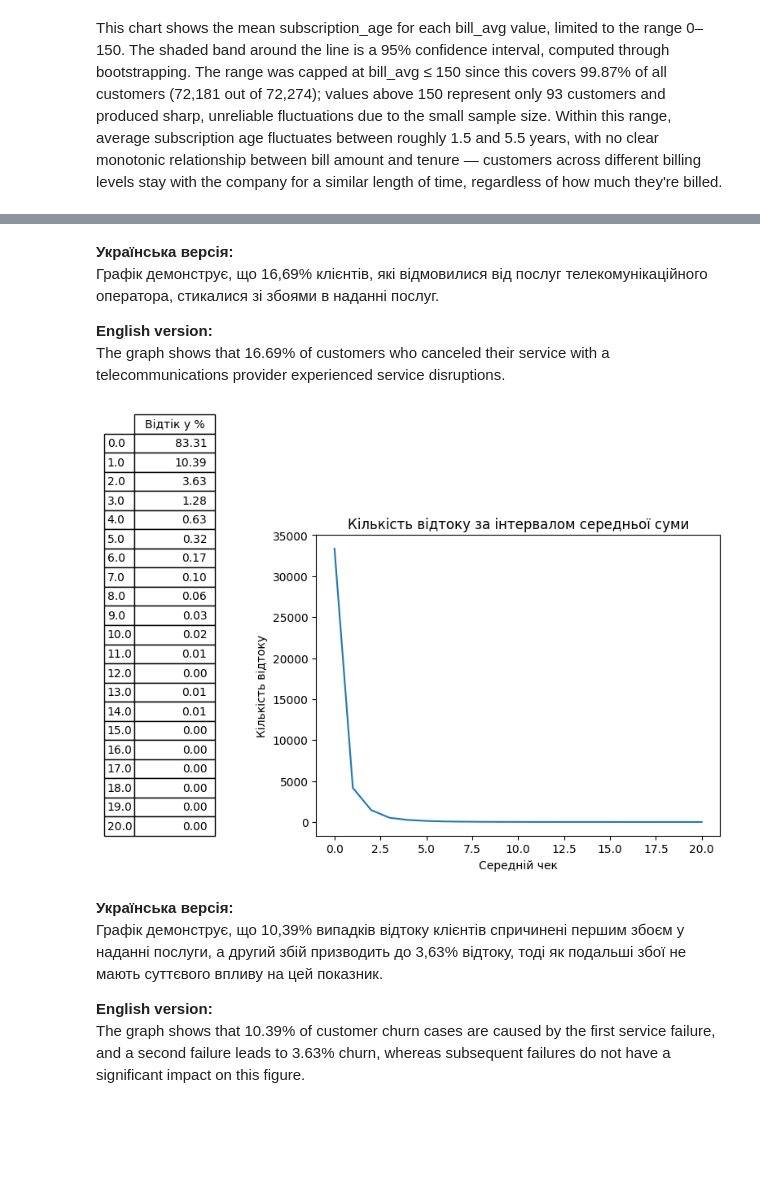
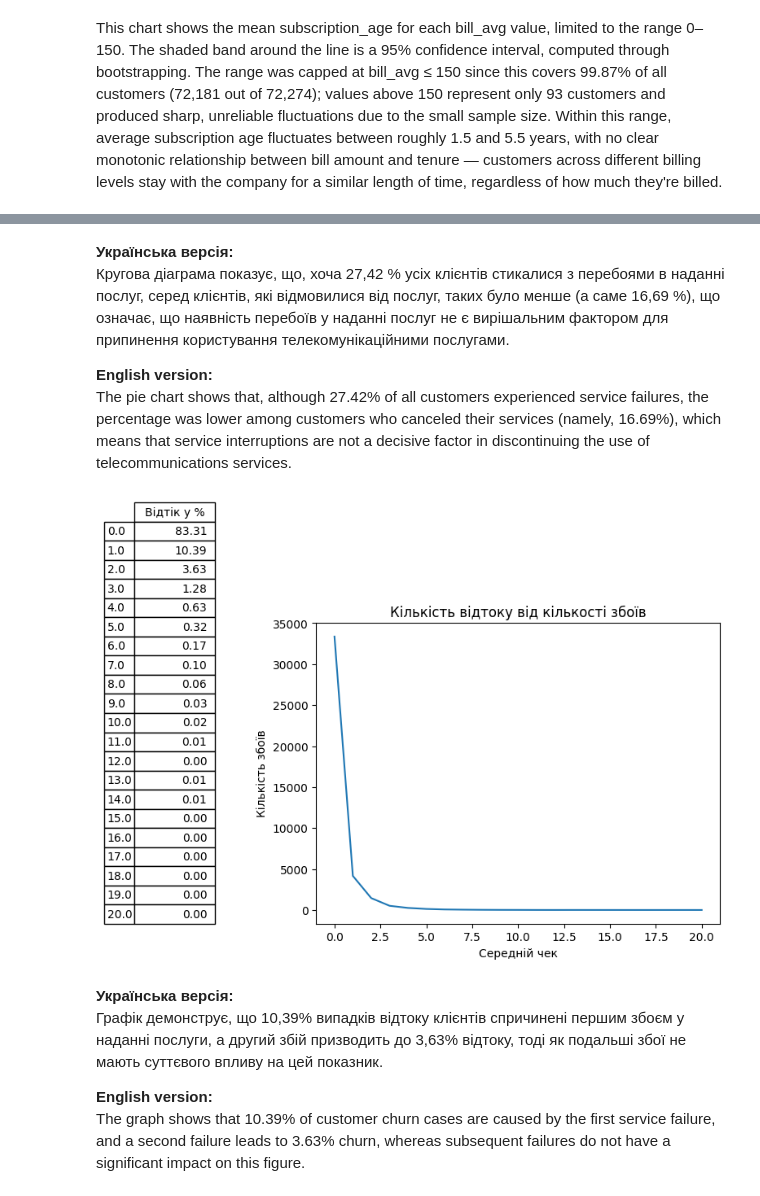
Before and after one commit to MaksimDar/telecom-churn-prediction, a Jupyter notebook: notebooks/01_eda.ipynb, the cells around one changed output, grey strips where cells are left out. Saved outputs shown, nothing was run; the diff lists cells and outputs as text; code cells hidden in the pictures; blank space fills up the shorter version.

Commit message:
2 extra graphs are added

```diff
--- a/notebooks/01_eda.ipynb
+++ b/notebooks/01_eda.ipynb
@@ -38,8 +38,14 @@ Functions section
 # %%
-# Українська версія: Функція обчислює кількість випадків відтоку для кожного кроку в заданій колонці набору даних і повертає словник, що містить набір записів по кроках, кожен з яких містить інтервал колонки та відповідну кількість відтоку.
-# English version: The function calculates the quantity of churns per step in a given dataset column, and returns a dictionary containing a set of step-level entries, each with the column interval and the corresponding churn quantity.
 
-def get_churn_distribution(min_value, max_value,column_comparison, interval,procedural_slip):
+def get_churn_distribution(min_value, max_value,column_comparison, interval,procedural_slip) -> dict:
+    """
+    Українська версія: Функція обчислює кількість випадків відтоку для кожного кроку в заданій колонці набору даних
+    і повертає словник, що містить набір записів по кроках, кожен з яких містить інтервал колонки та відповідну кількість відтоку.
+
+    English version: The function calculates the quantity of churns per step in a given dataset column,
+    and returns a dictionary containing a set of step-level entries, each with the column interval and
+    the corresponding churn quantity.
+    """
     dict_values = {}
 
     previous_ind = 0
@@ -55,23 +61,32 @@ def get_churn_distribution(min_value, max_value,column_comparison, interval,proc
         else:
             column_value = i
             churn_quantity = df_copy.loc[(df_copy[column_comparison] > previous_ind) & (df_copy[column_comparison] <= i), 'churn'].sum()
+
         list_values = {}
         final_result = {f'{column_comparison}': column_value, 'churn_quantity': churn_quantity}
         dict_values[f'{i}_step:'] = final_result
         previous_ind = i
         i += interval
+
     return dict_values
 # %%
-# Українська версія: Функція повертає два списки для спрощення подальших обчислень або графічного представлення залежності між інтервалами колонки та кількістю відтоку.
-# English version: The function returns two lists for simpler further calculations or graphical representation of the relationship between column intervals and churn quantity.
+
 
 def return_results_as_lists(min_value, max_value, column_comparison, dictionary,interval,procedural_slip):
+    """
+    Українська версія: Функція повертає два списки для спрощення подальших обчислень або графічного представлення
+    залежності між інтервалами колонки та кількістю відтоку.
 
+    English version: The function returns two lists for simpler further calculations or graphical representation
+    of the relationship between column intervals and churn quantity.
+    """
     i = min_value
     list_column_values = []
     list_churn_quantity = []
+
     while (i <= max_value + procedural_slip):
         list_column_values.append(dictionary[f'{i}_step:'][column_comparison])
         list_churn_quantity.append(dictionary[f'{i}_step:']['churn_quantity'])
         i += interval
+
     return list_column_values,list_churn_quantity
@@ -503,9 +560,9 @@ plt.show()
 # %% [markdown]
 **Українська версія:**
-Графік демонструє, що 16,69% клієнтів, які відмовилися від послуг телекомунікаційного оператора, стикалися зі збоями в наданні послуг.
+Кругова діаграма показує, що, хоча 27,42 % усіх клієнтів стикалися з перебоями в наданні послуг, серед клієнтів, які відмовилися від послуг, таких було менше (а саме 16,69 %), що означає, що наявність перебоїв у наданні послуг не є вирішальним фактором для припинення користування телекомунікаційними послугами.
 
 **English version:**
-The graph shows that 16.69% of customers who canceled their service with a telecommunications provider experienced service disruptions.
+The pie chart shows that, although 27.42% of all customers experienced service failures, the percentage was lower among customers who canceled their services (namely, 16.69%), which means that service interruptions are not a decisive factor in discontinuing the use of telecommunications services.
 # %%
 min_service_failure = float(df_copy['service_failure_count'].min())
 max_service_failure = float(df_copy['service_failure_count'].max())
@@ -518,18 +575,18 @@ service_failure_list,churn_quantity_list_f = return_results_as_lists(min_service
 # %%
 total_churn = sum(churn_quantity_list_f)
 cell_text_service_failure = [['%1.2f' % ((x / total_churn) * 100)] for x in churn_quantity_list_f]
 
 plt.plot(service_failure_list,churn_quantity_list_f)
-plt.title('Кількість відтоку за інтервалом середньої суми')
+plt.title('Кількість відтоку від кількості збоїв')
 plt.xlabel('Середній чек')
-plt.ylabel('Кількість відтоку')
+plt.ylabel('Кількість збоїв')
 # plt.title('Churn volume by subscription age interval')
 the_table_service_failure = plt.table(cellText=cell_text_service_failure,rowLabels=service_failure_list,colLabels=['Відтік y %'], loc='left',bbox=[-0.45, 0, 0.2, 1.4] )
 the_table_service_failure.auto_set_font_size(False)
 the_table_service_failure.set_fontsize(10)
 plt.show()
 # %% [output]
-[figure, old version]
+[figure, new version]
 # %% [markdown]
 **Українська версія:**
 Графік демонструє, що 10,39% випадків відтоку клієнтів спричинені першим збоєм у наданні послуги, а другий збій призводить до 3,63% відтоку, тоді як подальші збої не мають суттєвого впливу на цей показник.
```
Also changed, not shown: parts of 19 cells of this notebook.
